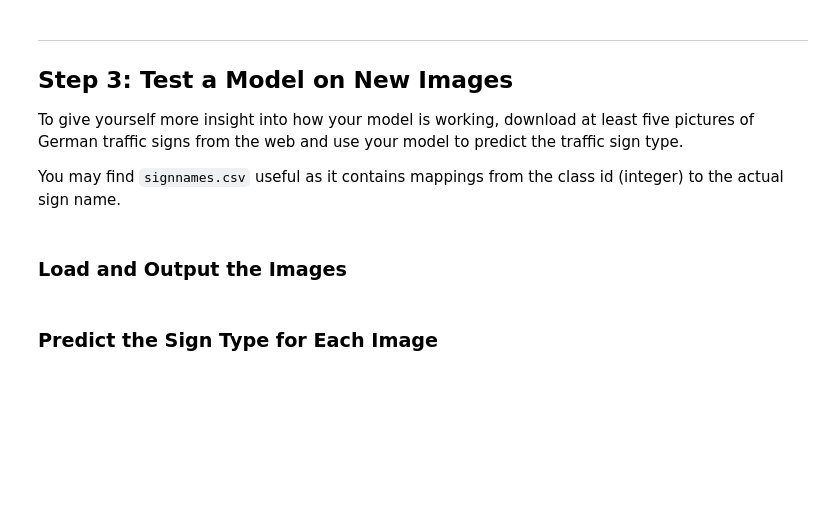
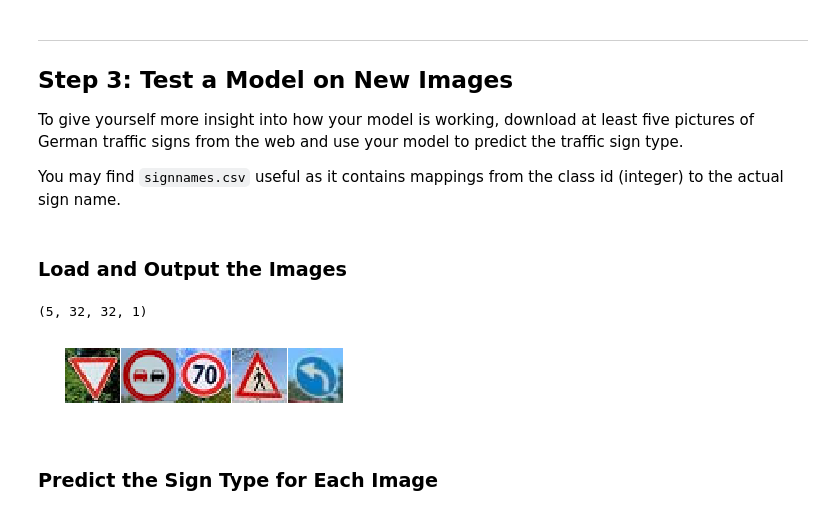
Before and after one commit to bboypupu/CarND-Traffic-Sign-Classifier-Project, a Jupyter notebook: Traffic_Sign_Classifier.ipynb, the cells around one changed output. Saved outputs shown, nothing was run; the diff lists cells and outputs as text; code cells hidden in the pictures; blank space fills up the shorter version.

```diff
--- a/Traffic_Sign_Classifier.ipynb
+++ b/Traffic_Sign_Classifier.ipynb
@@ -415,2 +558,33 @@ You may find `signnames.csv` useful as it contains mappings from the class id (i
+# %%
+### Run the predictions here and use the model to output the prediction for each image.
+### Make sure to pre-process the images with the same pre-processing pipeline used earlier.
+### Feel free to use as many code cells as needed.
+import glob
+import matplotlib.image as mpimg
+
+fig, axs = plt.subplots(1, 5, figsize=(5, 1))
+fig.subplots_adjust(hspace = .2, wspace=.001)
+axs = axs.ravel()
+
+images = []
+y_web_test = []
+
+for i, path in enumerate(glob.glob('../data/test_image/*')):
+    image = cv2.imread(path)
+    image = cv2.cvtColor(image, cv2.COLOR_BGR2RGB)
+    axs[i].axis('off')
+    axs[i].imshow(image)
+    images.append(image)
+    y_web_test.append(int(path.split('_')[-2]))
+
+X_web_test = np.asarray(images)
+y_web_test = np.asarray(y_web_test)
+
+X_web_test = preprocess(X_web_test).reshape(X_web_test.shape[0], X_web_test.shape[1], X_web_test.shape[2], 1)
+
+print(X_web_test.shape)
+# %% [output]
+(5, 32, 32, 1)
+[figure, added]
 # %% [markdown]
 ### Predict the Sign Type for Each Image
```
Also changed, not shown: parts of 16 cells of this notebook, 6 other files.
